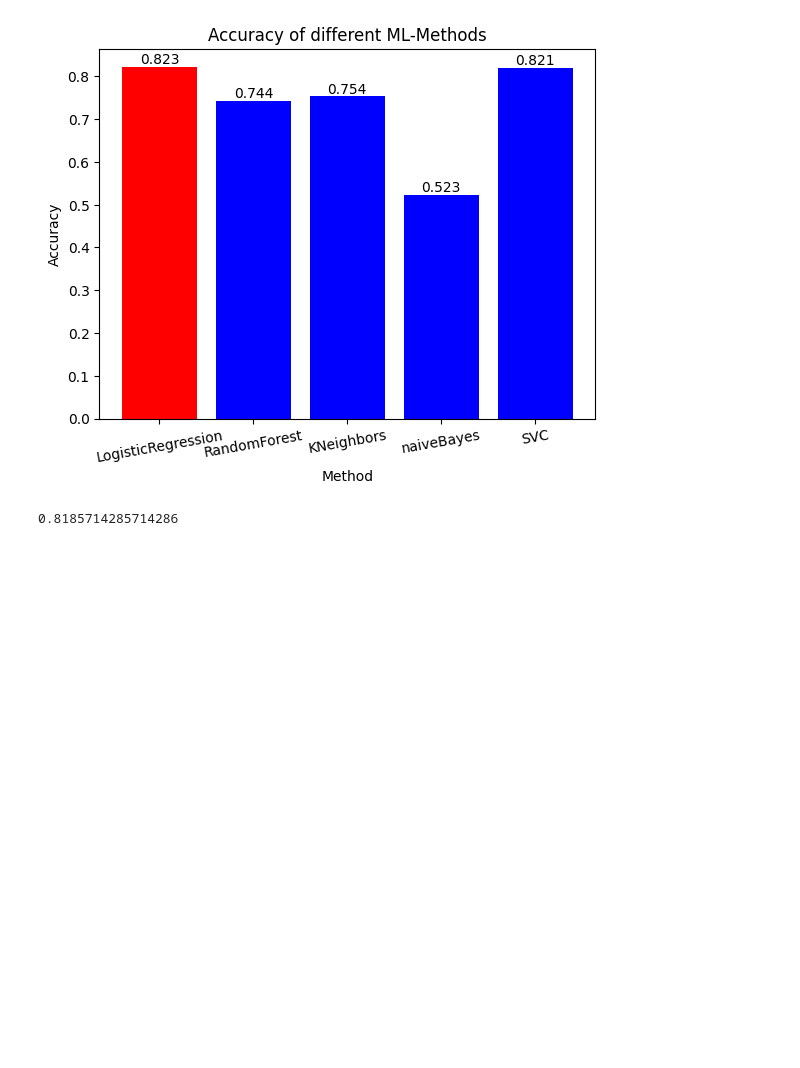
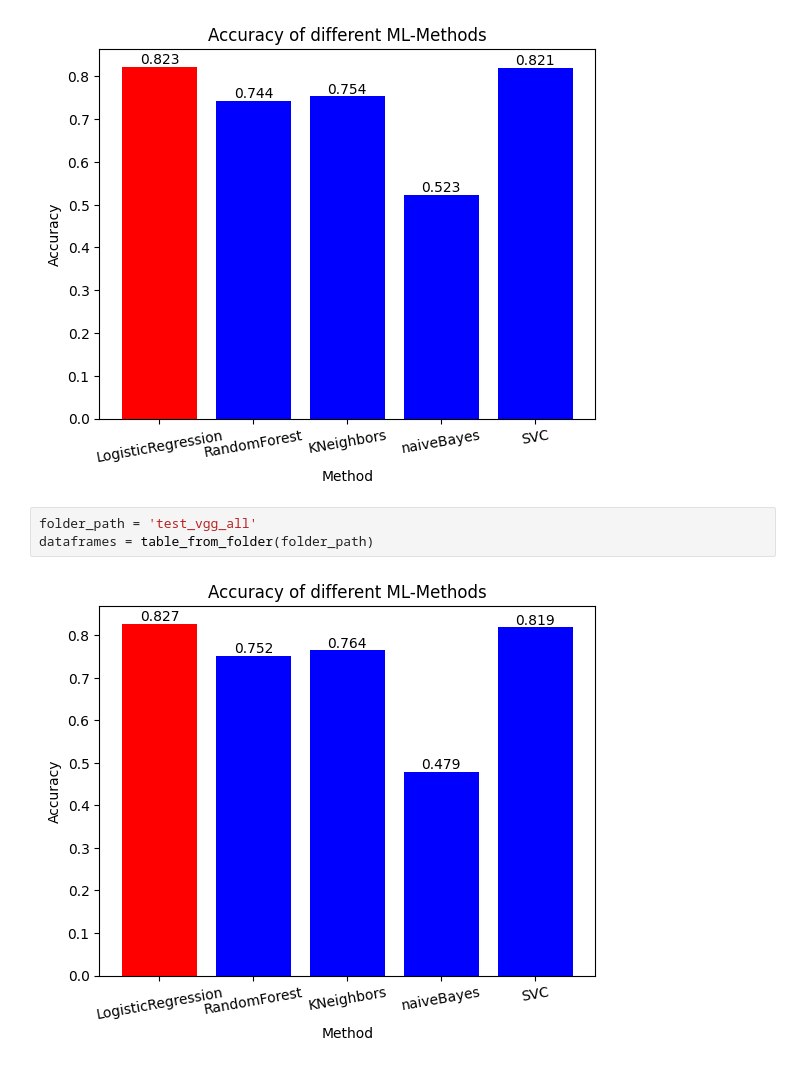
Before and after one commit to Anton123567/DL_UPC, a Jupyter notebook: Lab_02/features/feature_training/Create_plot_for_methods.ipynb, the cells around one changed output. Saved outputs shown, nothing was run; the diff lists cells and outputs as text; blank space fills up the shorter version.

```diff
--- a/Lab_02/features/feature_training/Create_plot_for_methods.ipynb
+++ b/Lab_02/features/feature_training/Create_plot_for_methods.ipynb
@@ -66,5 +66,7 @@ dataframes = table_from_folder(folder_path)
 # %% [output]
 [figure]
 # %%
+folder_path = 'test_vgg_all'
+dataframes = table_from_folder(folder_path)
 # %% [output]
-0.8185714285714286
+[figure, added]
```
Also changed, not shown: 8 other files.
